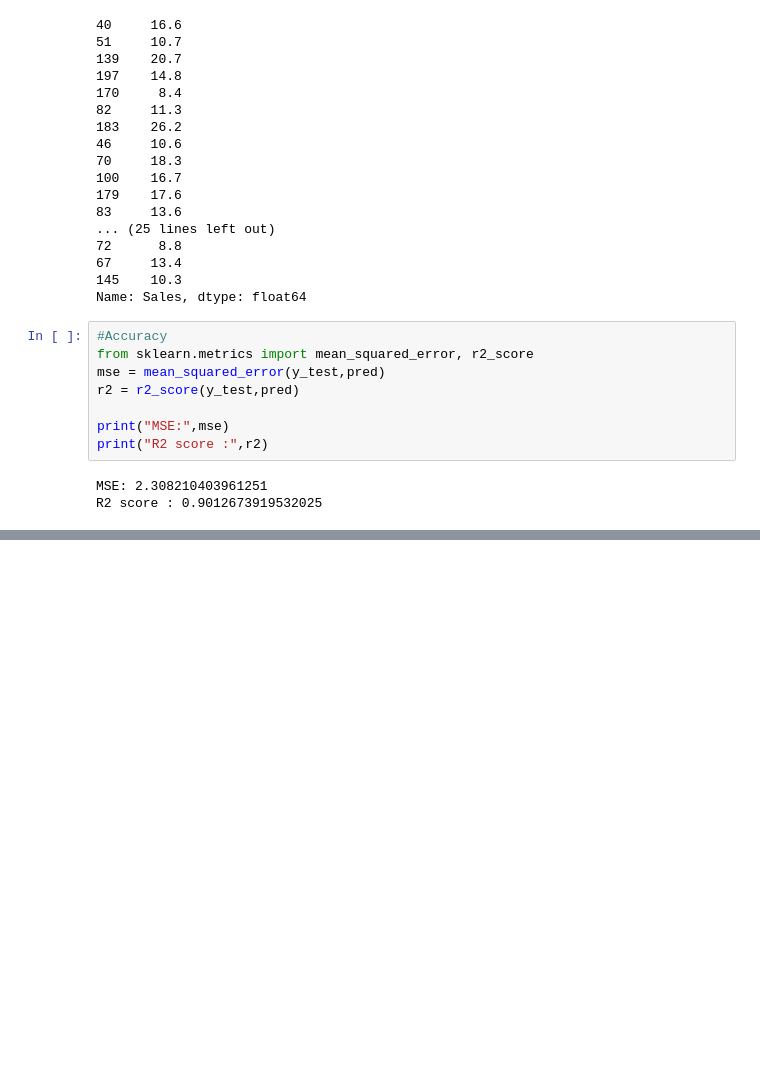
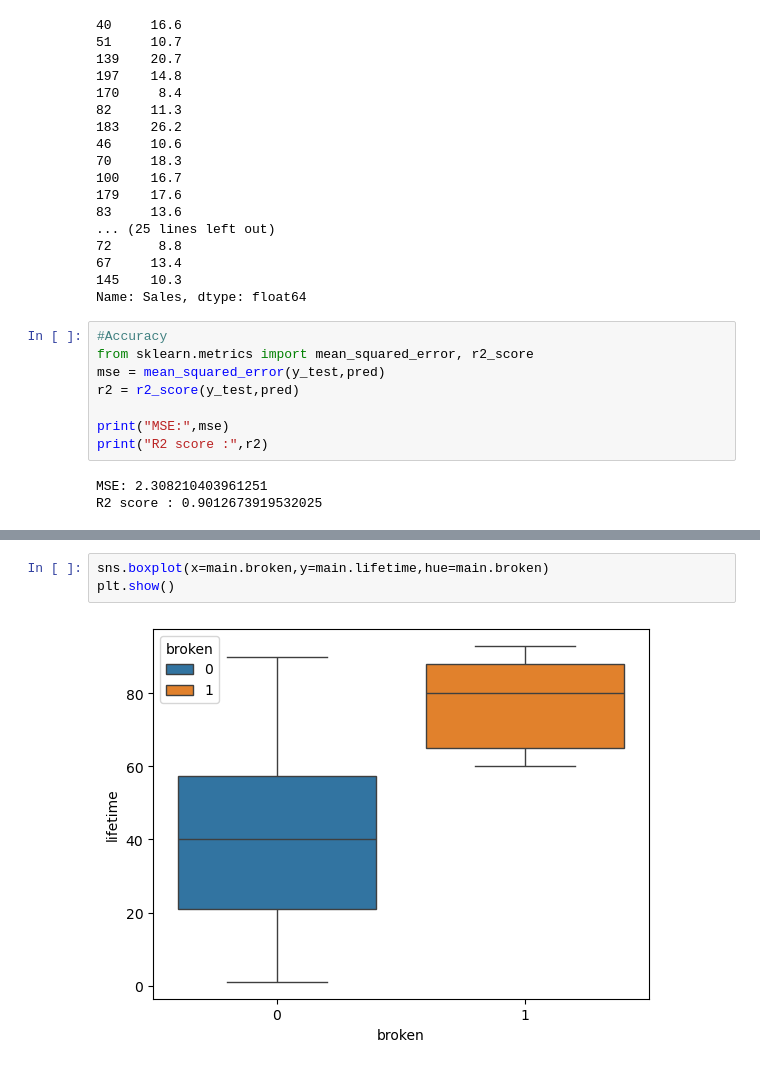
Before and after one commit to musharafaltaf/anacondaPractice, a Jupyter notebook: numpyexample.ipynb, the cells around one changed output, grey strips where cells are left out. Cells and saved outputs as stored; diff of their text form; blank space fills up the shorter version.

```diff
--- a/numpyexample.ipynb
+++ b/numpyexample.ipynb
@@ -1978,0 +2080,5 @@ R2 score : 0.9012673919532025
+# %%
+sns.boxplot(x=main.broken,y=main.lifetime,hue=main.broken)
+plt.show()
+# %% [output]
+[figure, added]
```
Also changed, not shown: parts of 14 cells of this notebook.
